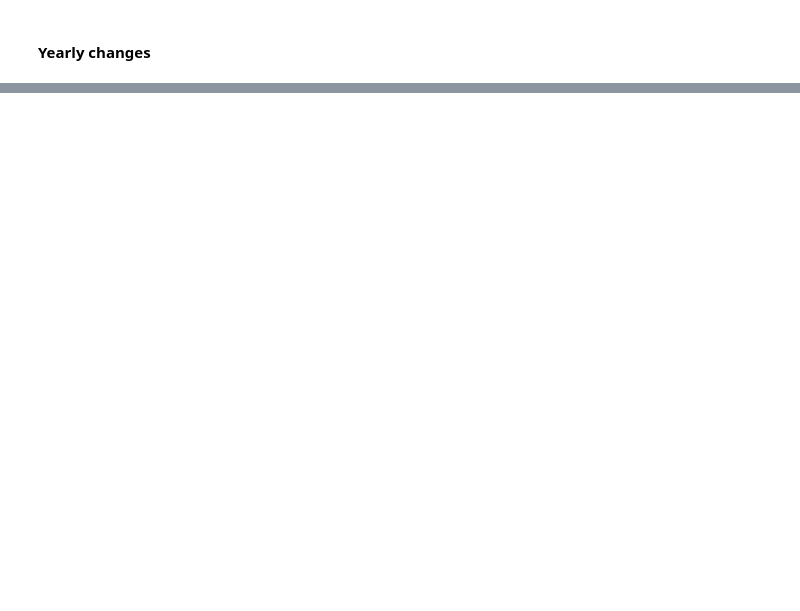
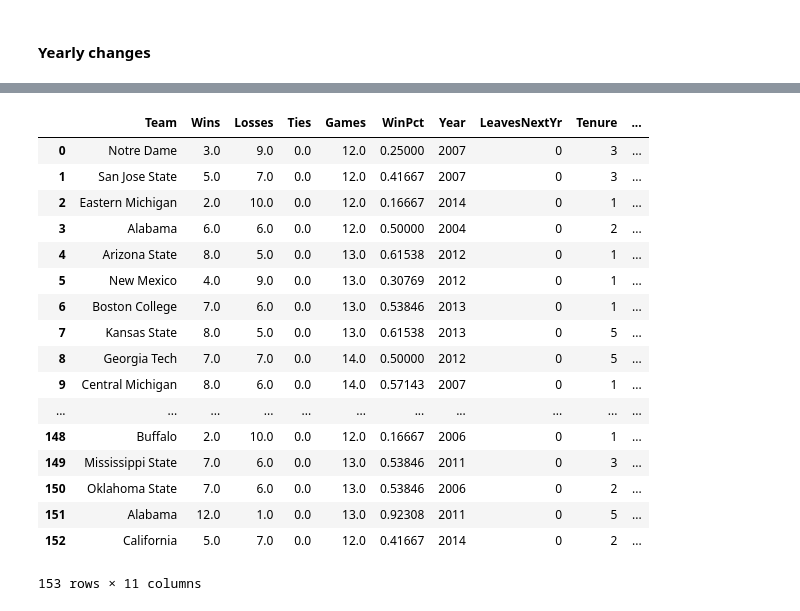
Before and after one commit to bighomeyg/ncaa_hot_seat_2016, a Jupyter notebook: hot_seat_coaches_2016.ipynb, the cells around one changed output, grey strips where cells are left out. Cells and saved outputs as stored; diff of their text form; code cells hidden in the pictures; blank space fills up the shorter version.

```diff
--- a/hot_seat_coaches_2016.ipynb
+++ b/hot_seat_coaches_2016.ipynb
@@ -84,0 +130,26 @@ for team in teams:
+# %%
+kept = training_set[training_set['LeavesNextYr'] == 0]
+training_kept = kept.sample(n=153)
+# %%
+training_kept = training_kept.reset_index()
+del training_kept['index']
+training_kept
+# %% [output]
+|  | Team | Wins | Losses | Ties | Games | WinPct | Year | LeavesNextYr | Tenure | ... |
+| 0 | Notre Dame | 3.0 | 9.0 | 0.0 | 12.0 | 0.25000 | 2007 | 0 | 3 | ... |
+| 1 | San Jose State | 5.0 | 7.0 | 0.0 | 12.0 | 0.41667 | 2007 | 0 | 3 | ... |
+| 2 | Eastern Michigan | 2.0 | 10.0 | 0.0 | 12.0 | 0.16667 | 2014 | 0 | 1 | ... |
+| 3 | Alabama | 6.0 | 6.0 | 0.0 | 12.0 | 0.50000 | 2004 | 0 | 2 | ... |
+| 4 | Arizona State | 8.0 | 5.0 | 0.0 | 13.0 | 0.61538 | 2012 | 0 | 1 | ... |
+| 5 | New Mexico | 4.0 | 9.0 | 0.0 | 13.0 | 0.30769 | 2012 | 0 | 1 | ... |
+| 6 | Boston College | 7.0 | 6.0 | 0.0 | 13.0 | 0.53846 | 2013 | 0 | 1 | ... |
+| 7 | Kansas State | 8.0 | 5.0 | 0.0 | 13.0 | 0.61538 | 2013 | 0 | 5 | ... |
+| 8 | Georgia Tech | 7.0 | 7.0 | 0.0 | 14.0 | 0.50000 | 2012 | 0 | 5 | ... |
+| 9 | Central Michigan | 8.0 | 6.0 | 0.0 | 14.0 | 0.57143 | 2007 | 0 | 1 | ... |
+| ... | ... | ... | ... | ... | ... | ... | ... | ... | ... | ... |
+| 148 | Buffalo | 2.0 | 10.0 | 0.0 | 12.0 | 0.16667 | 2006 | 0 | 1 | ... |
+| 149 | Mississippi State | 7.0 | 6.0 | 0.0 | 13.0 | 0.53846 | 2011 | 0 | 3 | ... |
+| 150 | Oklahoma State | 7.0 | 6.0 | 0.0 | 13.0 | 0.53846 | 2006 | 0 | 2 | ... |
+| 151 | Alabama | 12.0 | 1.0 | 0.0 | 13.0 | 0.92308 | 2011 | 0 | 5 | ... |
+| 152 | California | 5.0 | 7.0 | 0.0 | 12.0 | 0.41667 | 2014 | 0 | 2 | ... |
+153 rows × 11 columns
```
Also changed, not shown: parts of 20 cells of this notebook, 1 other file.
